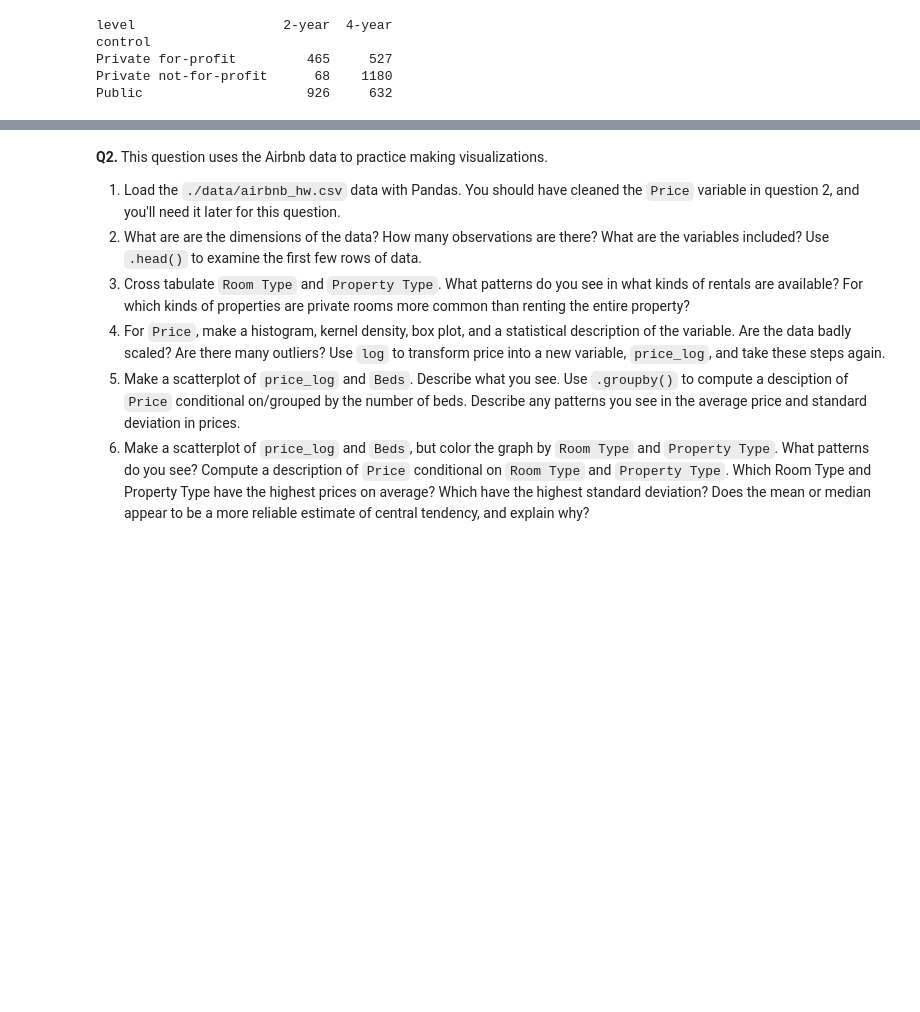
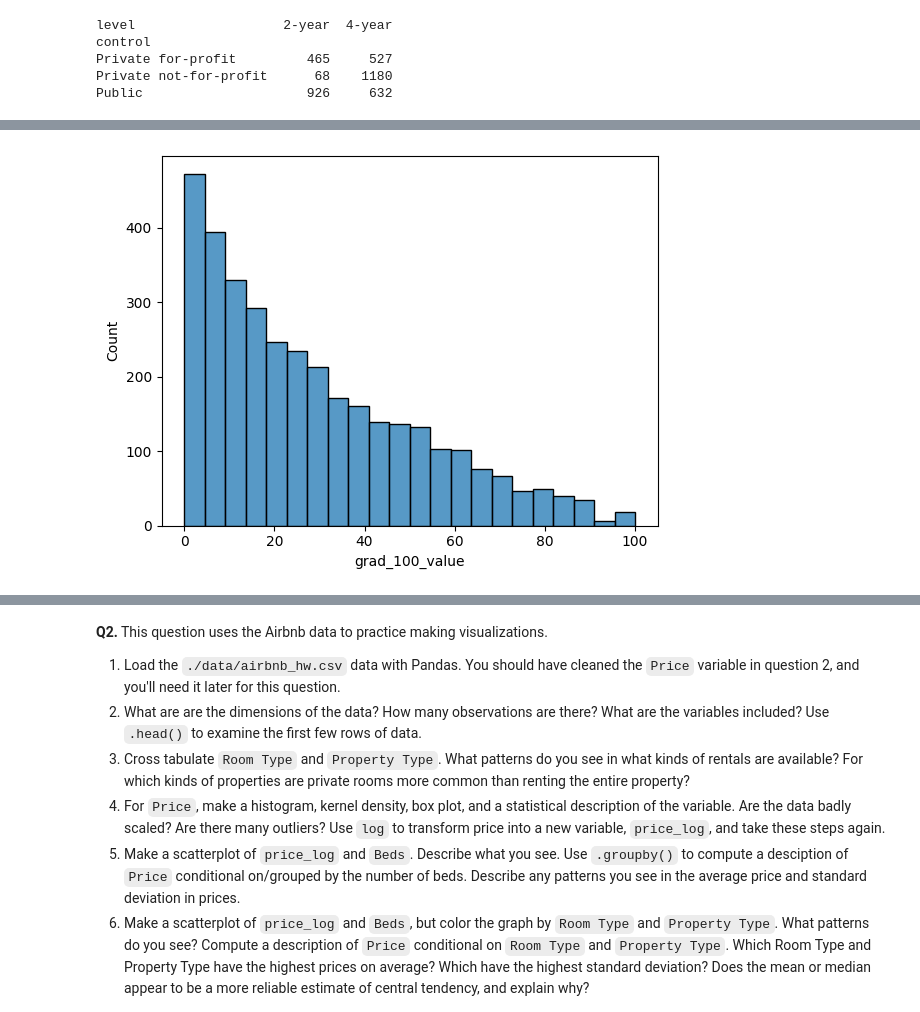
Before and after one commit to l-e13/visualization, a Jupyter notebook: assignment/assignment.ipynb, the cells around one changed output, grey strips where cells are left out. Drawn from its saved outputs; the diff is of its cells as text; code cells hidden in the pictures; blank space fills up the shorter version.

```diff
--- a/assignment/assignment.ipynb
+++ b/assignment/assignment.ipynb
@@ -72,0 +91,6 @@ Public                     926     632
+# %%
+# histogram
+sns.histplot(college_df['grad_100_value'])
+plt.show()
+# %% [output]
+[figure, added]
```
Also changed, not shown: parts of 24 cells of this notebook.
